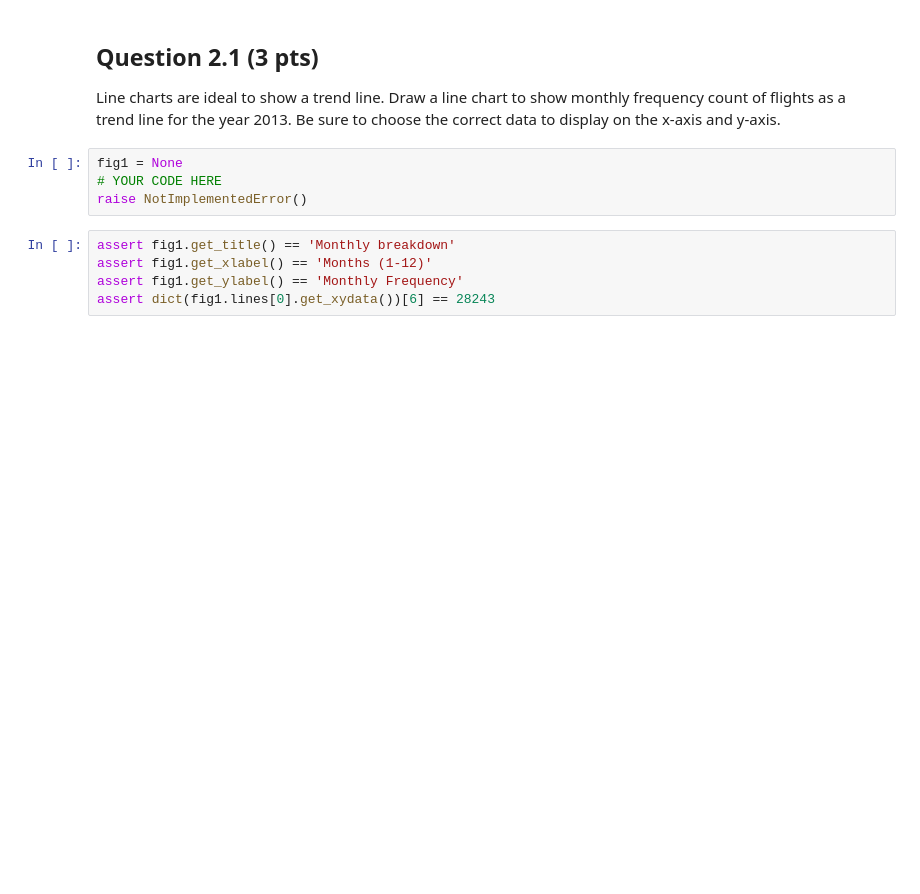
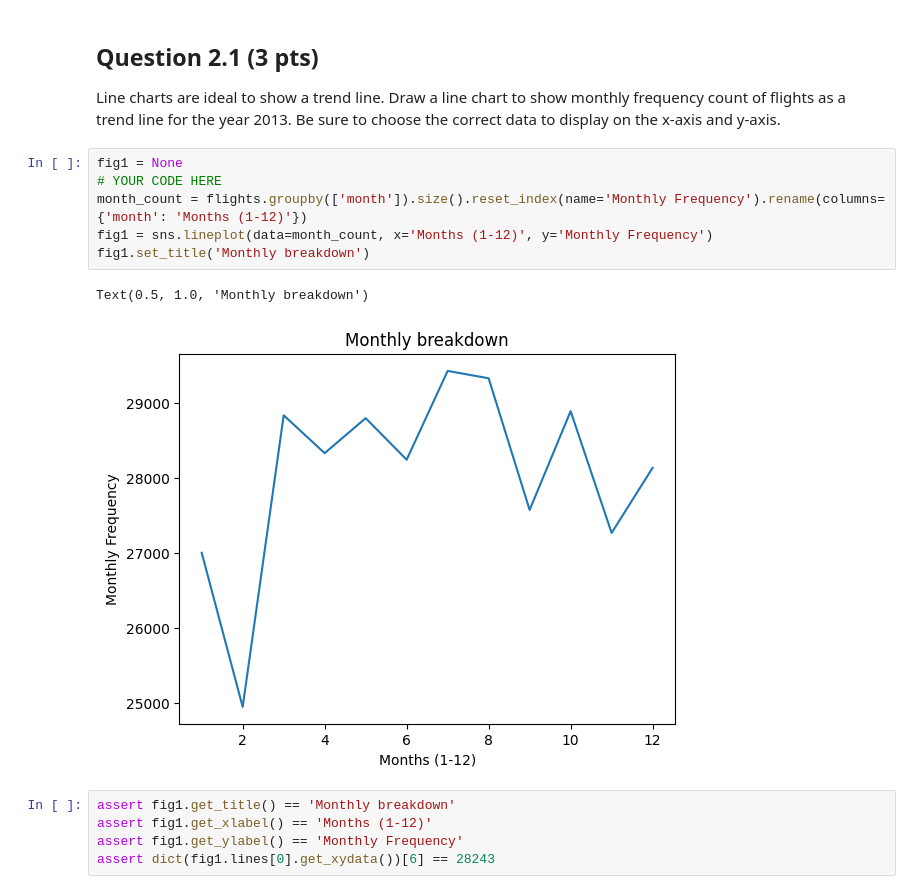
Before and after one commit to ArtemSaakov/STATS507, a Jupyter notebook: HW/hw7.ipynb, the cells around one changed output. Saved outputs shown, nothing was run; the diff lists cells and outputs as text; blank space fills up the shorter version.

```diff
--- a/HW/hw7.ipynb
+++ b/HW/hw7.ipynb
@@ -164,10 +181,15 @@ flights.describe()
 ## Question 2.1 (3 pts)
 
 Line charts are ideal to show a trend line. Draw a line chart to show monthly frequency count of flights as a trend line for the year 2013. Be sure to choose the correct data to display on the x-axis and y-axis.
-# %%
-fig1 = None
-# YOUR CODE HERE
-raise NotImplementedError()
+# %%
+fig1 = None
+# YOUR CODE HERE
+month_count = flights.groupby(['month']).size().reset_index(name='Monthly Frequency').rename(columns={'month': 'Months (1-12)'})
+fig1 = sns.lineplot(data=month_count, x='Months (1-12)', y='Monthly Frequency')
+fig1.set_title('Monthly breakdown')
+# %% [output]
+Text(0.5, 1.0, 'Monthly breakdown')
+[figure, added]
 # %%
 assert fig1.get_title() == 'Monthly breakdown'
 assert fig1.get_xlabel() == 'Months (1-12)'
```
Also changed, not shown: parts of 8 cells of this notebook, 1 other file.
